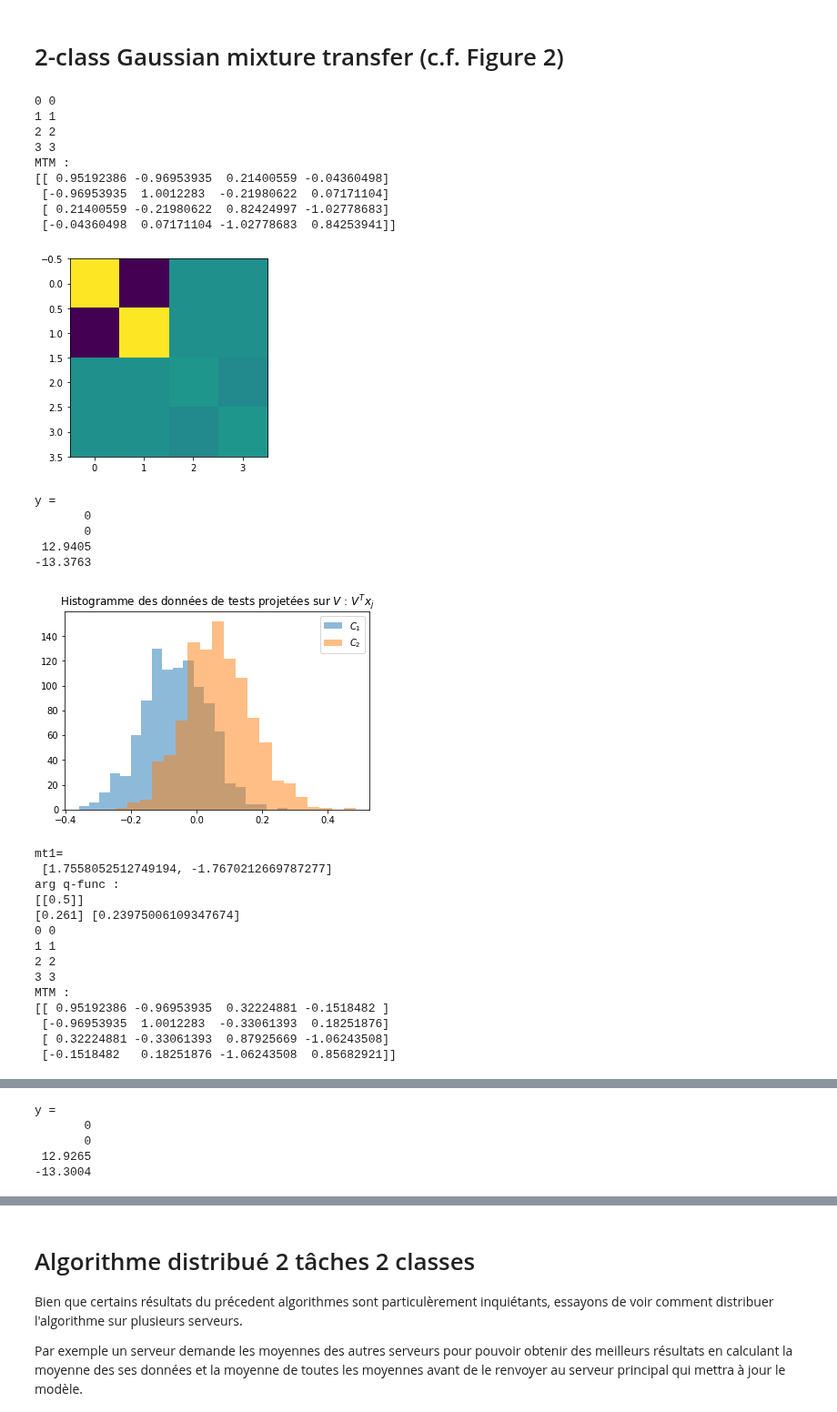
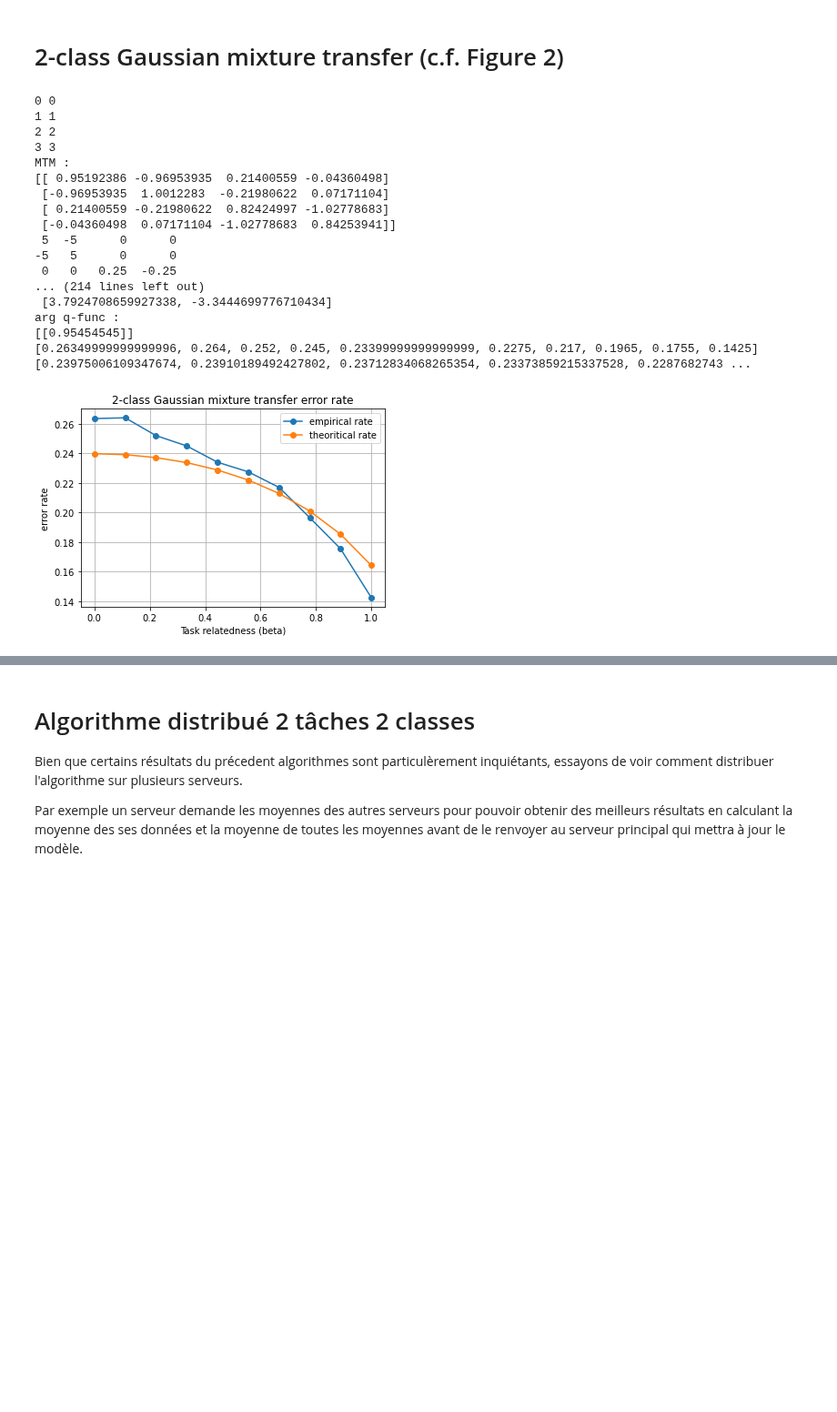
Before and after one commit to Sami-fak/DistributedMTLSPCA, a Jupyter notebook: binary-based_MTL.ipynb, the cells around one changed output, grey strips where cells are left out. Shown at 91% size. Drawn from its saved outputs; the diff is of its cells as text; code cells hidden in the pictures; blank space fills up the shorter version.

Commit message:
gathering empirical mean is good. Now plotting variances and doubling n and p proportionnellement

```diff
--- a/binary-based_MTL.ipynb
+++ b/binary-based_MTL.ipynb
@@ -197,7 +197,7 @@ Let's compute optimal labels
 # %%
 # a revoir ?
 
-def label_evaluation(nb_tasks, nb_classes, Dc, M_estimated):
+def label_evaluation(nb_tasks, nb_classes, Dc, M_estimated, c0):
     """
     Evalue le label y pour une tache t pour 2 classes
     """
@@ -210,7 +210,8 @@ def label_evaluation(nb_tasks, nb_classes, Dc, M_estimated):
     e3_e4[-1] = -1
     y[-2] += (power_dc.dot(inverse).dot(M_estimated).dot(power_dc).dot(e3_e4))[-2]
     y[-1] += (power_dc.dot(inverse).dot(M_estimated).dot(power_dc).dot(e3_e4))[-1]
-    return y
+    tilde_y=np.linalg.solve((Dc+Dc@M_estimated@Dc*1/c0),(Dc*1/c0@M_estimated@(e3_e4)))
+    return tilde_y
 #malik's formula:
 #tilde_y=(diag(c)*MM*diag(c)/co+diag(c))\((e3-e4)'*MM*diag(c))';
 # %% [markdown]
@@ -341,7 +342,7 @@ def plot_error_rate(nb_tasks, nb_classes, emp_rate, error_rate, m_t, Dc, M_cur):
     plt.title(f"Classification error rate per task")
     plt.show()
 # %%
-def compute_error_rate(X_test, V, m_t, nb_tasks, nb_classes, n_t, Dc, M_cur, c0, display = False):
+def compute_error_rate(X_test, V, m_t, nb_tasks, nb_classes, n_t, Dc, c0):
     """
     Compute and plot classification error rate on test set
     """
@@ -355,7 +356,6 @@ def compute_error_rate(X_test, V, m_t, nb_tasks, nb_classes, n_t, Dc, M_cur, c0,
         for l in range(nb_classes):
             for i in range(n_t[t][l]):
                 # on prend la transposée pour pouvoir travailler avec les colonnes
-
                 score = compute_score(V, X_test[t][l].T[i], m_t[1])
                 if (score == 1 and l == 1):
                     error +=1
@@ -367,10 +367,6 @@ def compute_error_rate(X_test, V, m_t, nb_tasks, nb_classes, n_t, Dc, M_cur, c0,
         if erreur_emp > 0.5:
             erreur_emp=1-erreur_emp
         emp_rate.append(erreur_emp)
-
-    if display:
-        plot_error_rate(nb_tasks, nb_classes, emp_rate, error_rate, m_t, Dc, M_cur)
-
     return np.mean(emp_rate)
 # %%
 def debug_histogram(V, X_test, n_t):
@@ -423,10 +419,10 @@ for b in beta:
 #     print("c = ", c)
 #     print("Correlation Matrix : ")
     correlation_matrix = compute_M_cal(n, p, Dc, MM, display=False)
-    correlation_matrix_true = compute_M_cal(n, p, Dc, MM_true, display=True)
-#     matprint(correlation_matrix)
-    y = label_evaluation(t,m,Dc,correlation_matrix)
-    y_true = label_evaluation(t,m,Dc,correlation_matrix_true)
+    correlation_matrix_true = compute_M_cal(n, p, Dc, MM_true, display=False)
+    matprint(correlation_matrix_true)
+    y = label_evaluation(t,m,Dc,MM, c0)
+    y_true = label_evaluation(t,m,Dc,MM_true, c0)
     print("y = ")
     matprint(y)
     X = normalisation(X, p)
@@ -437,53 +433,41 @@ for b in beta:
 
     V = compute_V(y, X_train_aggregated, J, n)
     V_true = compute_V(y_true, X_train_aggregated, J, n)
-    debug_histogram(V, X_test_aggregated, n_t_test)
+#     debug_histogram(V_true, X_test_aggregated, n_t_test)
 #     print("V = ")
 #     print(V)
     m_t = create_mt(t, m, y, Dc, correlation_matrix)
     m_t_true = create_mt(t, m, y_true, Dc, correlation_matrix_true)
 
-    emp_rate.append(compute_error_rate(X_test, V, m_t, 1, m, n_t_test, Dc, MM, c0))
+    emp_rate.append(compute_error_rate(X_test, V, m_t, 1, m, n_t_test, Dc, c0))
     th_rate.append(error_rate(t, m,  Dc, MM_true, c0)[0][0])
 
     print(emp_rate, th_rate)
 
 plt.plot(beta, emp_rate, '-o', label='empirical rate')
 plt.plot(beta, th_rate, '-o', label='theoritical rate')
 plt.legend()
 plt.title("2-class Gaussian mixture transfer error rate")
 plt.xlabel("Task relatedness (beta)")
 plt.ylabel("error rate")
 plt.grid()
 plt.show()
 # %% [output]
 0 0
 1 1
 2 2
 3 3
 MTM :
 [[ 0.95192386 -0.96953935  0.21400559 -0.04360498]
  [-0.96953935  1.0012283  -0.21980622  0.07171104]
  [ 0.21400559 -0.21980622  0.82424997 -1.02778683]
  [-0.04360498  0.07171104 -1.02778683  0.84253941]]
+ 5  -5      0      0
+-5   5      0      0
+ 0   0   0.25  -0.25
+... (214 lines left out)
+ [3.7924708659927338, -3.3444699776710434]
+arg q-func :
+[[0.95454545]]
+[0.26349999999999996, 0.264, 0.252, 0.245, 0.23399999999999999, 0.2275, 0.217, 0.1965, 0.1755, 0.1425] [0.23975006109347674, 0.23910189492427802, 0.23712834068265354, 0.23373859215337528, 0.2287682743 ...
-[figure, old version]
+[figure, new version]
-y =
-       0
-       0
- 12.9405
--13.3763
-[figure, removed]
-mt1=
- [1.7558052512749194, -1.7670212669787277]
-arg q-func :
-[[0.5]]
-[0.261] [0.23975006109347674]
-0 0
-1 1
-2 2
-3 3
-MTM :
-[[ 0.95192386 -0.96953935  0.32224881 -0.1518482 ]
- [-0.96953935  1.0012283  -0.33061393  0.18251876]
- [ 0.32224881 -0.33061393  0.87925669 -1.06243508]
- [-0.1518482   0.18251876 -1.06243508  0.85682921]]
@@ -491,5 +473,0 @@ MTM :
-y =
-       0
-       0
- 12.9265
--13.3004
```
Also changed, not shown: parts of 8 cells of this notebook.
